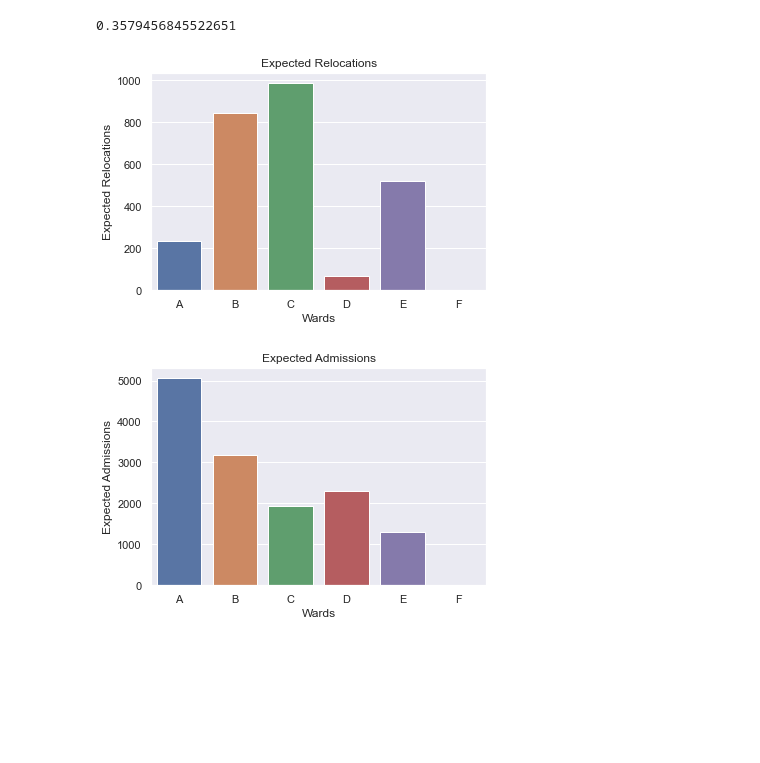
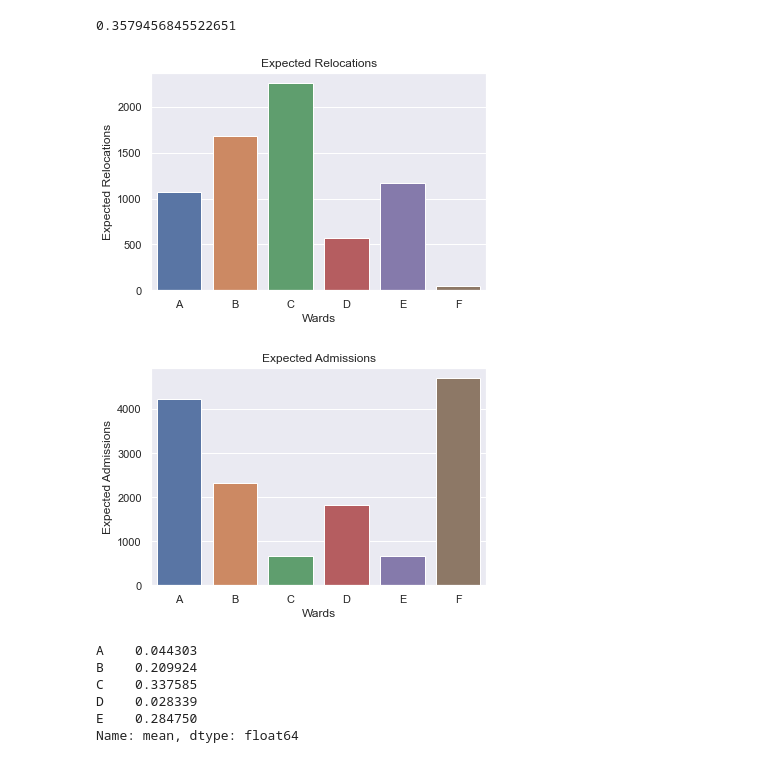
Before and after one commit to s184012/StochSim, a Jupyter notebook: Assignment2_Virgile.ipynb, the cells around one changed output. Drawn from its saved outputs; the diff is of its cells as text; code cells hidden in the pictures; blank space fills up the shorter version.

```diff
--- a/Assignment2_Virgile.ipynb
+++ b/Assignment2_Virgile.ipynb
@@ -151,10 +151,10 @@ with open('simOnlyOcc.pickle', 'rb') as handle:
 with open('simInitial.pickle', 'rb') as handle:
     simInitial = pickle.load(handle)
 # %%
-barplot(simInitial.expected_relocations(), label='Expected Relocations')
+barplot(simOcc_Penalty.expected_relocations(), label='Expected Relocations')
 # %% [output]
-[figure, old version]
+[figure, new version]
 # %%
-barplot(simInitial.expected_admissions(), label='Expected Admissions')
+barplot(simOcc_Penalty.expected_admissions(), label='Expected Admissions')
 # %% [output]
-[figure, old version]
+[figure, new version]
@@ -160,0 +165,9 @@ barplot(simInitial.expected_admissions(), label='Expected Admissions')
+# %%
+prob_all_occ_Initial
+# %% [output]
+A    0.044303
+B    0.209924
+C    0.337585
+D    0.028339
+E    0.284750
+Name: mean, dtype: float64
```
Also changed, not shown: parts of 4 cells of this notebook.
